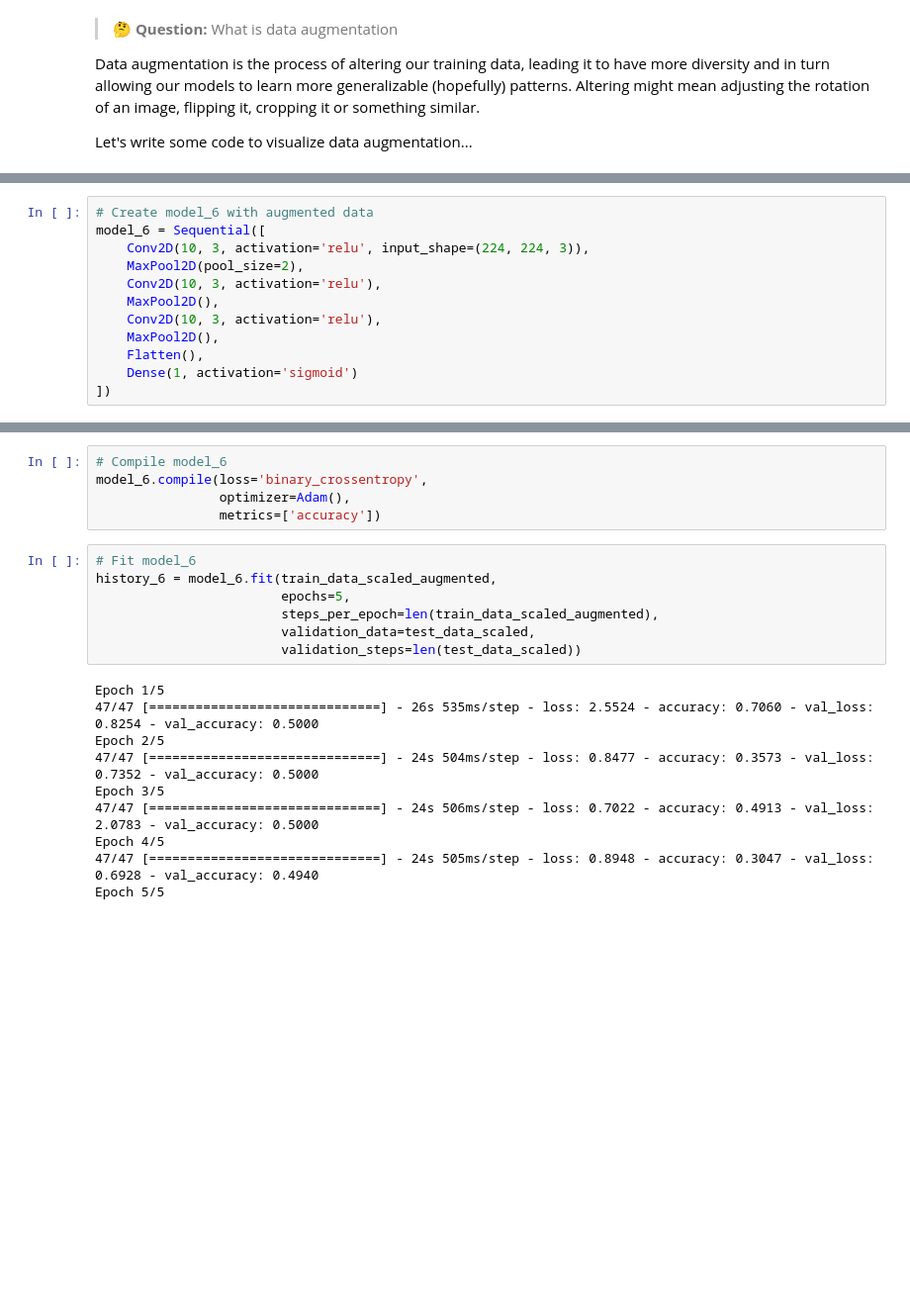
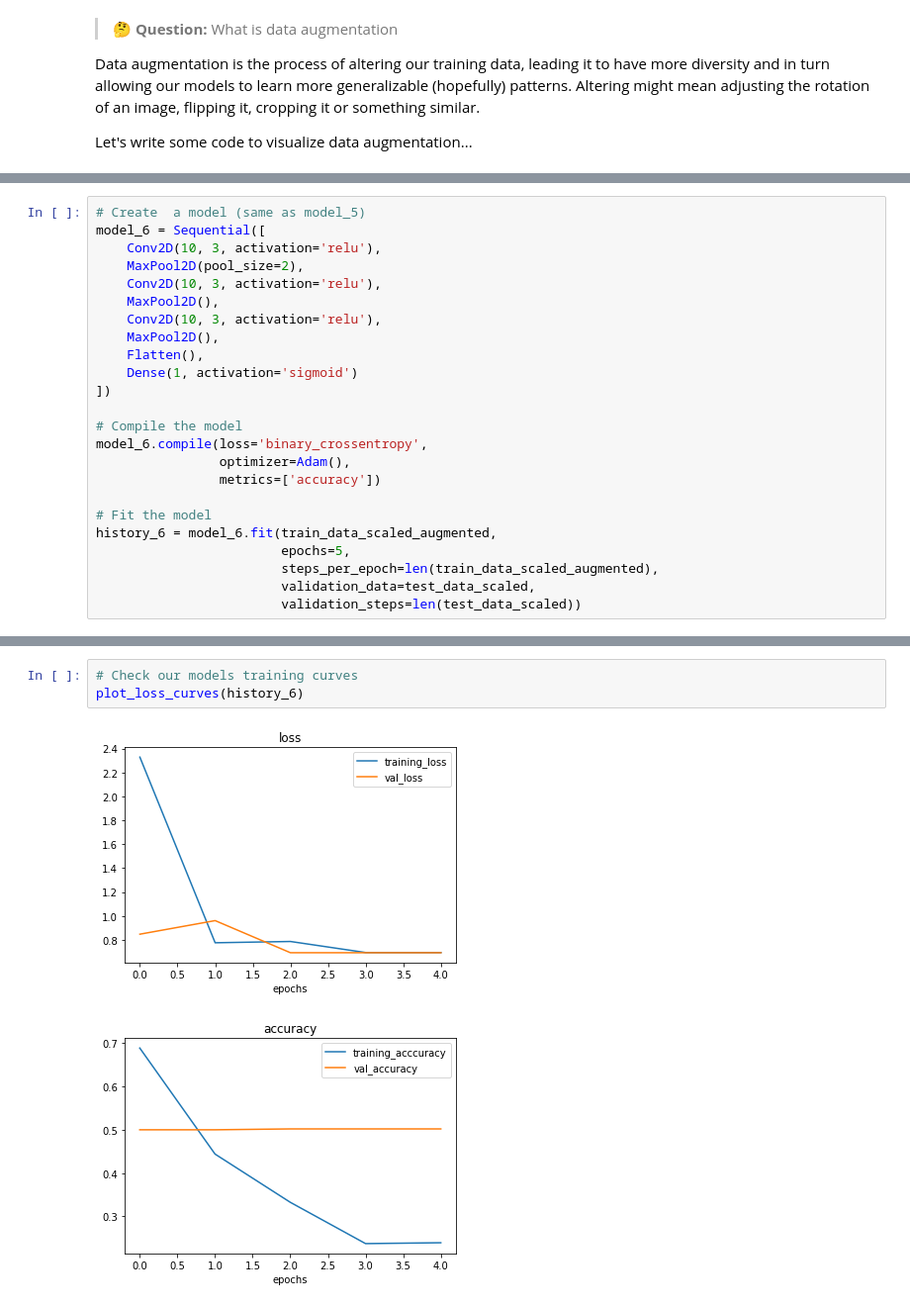
Before and after one commit to johanesPao/tensorflow_developer_certificate, a Jupyter notebook: 03_introduction_to_computer_vision_with_tensorflow.ipynb, the cells around one changed output, grey strips where cells are left out. Shown at 99% size. Saved outputs shown, nothing was run; the diff lists cells and outputs as text; blank space fills up the shorter version.

```diff
--- a/03_introduction_to_computer_vision_with_tensorflow.ipynb
+++ b/03_introduction_to_computer_vision_with_tensorflow.ipynb
@@ -773,7 +785,7 @@ for images, labels in train_data_scaled_augmented.take(1):
 # %%
-# Create model_6 with augmented data
+# Create  a model (same as model_5)
 model_6 = Sequential([
-    Conv2D(10, 3, activation='relu', input_shape=(224, 224, 3)),
+    Conv2D(10, 3, activation='relu'),
     MaxPool2D(pool_size=2),
     Conv2D(10, 3, activation='relu'),
     MaxPool2D(),
@@ -782,3 +794,15 @@ model_6 = Sequential([
     Flatten(),
     Dense(1, activation='sigmoid')
 ])
+
+# Compile the model
+model_6.compile(loss='binary_crossentropy',
+                optimizer=Adam(),
+                metrics=['accuracy'])
+
+# Fit the model
+history_6 = model_6.fit(train_data_scaled_augmented,
+                        epochs=5,
+                        steps_per_epoch=len(train_data_scaled_augmented),
+                        validation_data=test_data_scaled,
+                        validation_steps=len(test_data_scaled))
@@ -785,22 +820,6 @@ model_6 = Sequential([
-# %%
-# Compile model_6
-model_6.compile(loss='binary_crossentropy',
-                optimizer=Adam(),
-                metrics=['accuracy'])
-# %%
-# Fit model_6
-history_6 = model_6.fit(train_data_scaled_augmented,
-                        epochs=5,
-                        steps_per_epoch=len(train_data_scaled_augmented),
-                        validation_data=test_data_scaled,
-                        validation_steps=len(test_data_scaled))
-# %% [output]
-Epoch 1/5
-47/47 [==============================] - 26s 535ms/step - loss: 2.5524 - accuracy: 0.7060 - val_loss: 0.8254 - val_accuracy: 0.5000
-Epoch 2/5
-47/47 [==============================] - 24s 504ms/step - loss: 0.8477 - accuracy: 0.3573 - val_loss: 0.7352 - val_accuracy: 0.5000
-Epoch 3/5
-47/47 [==============================] - 24s 506ms/step - loss: 0.7022 - accuracy: 0.4913 - val_loss: 2.0783 - val_accuracy: 0.5000
-Epoch 4/5
-47/47 [==============================] - 24s 505ms/step - loss: 0.8948 - accuracy: 0.3047 - val_loss: 0.6928 - val_accuracy: 0.4940
-Epoch 5/5
+# %%
+# Check our models training curves
+plot_loss_curves(history_6)
+# %% [output]
+[figure, added]
+[figure, added]
```
Also changed, not shown: parts of 31 cells of this notebook.
